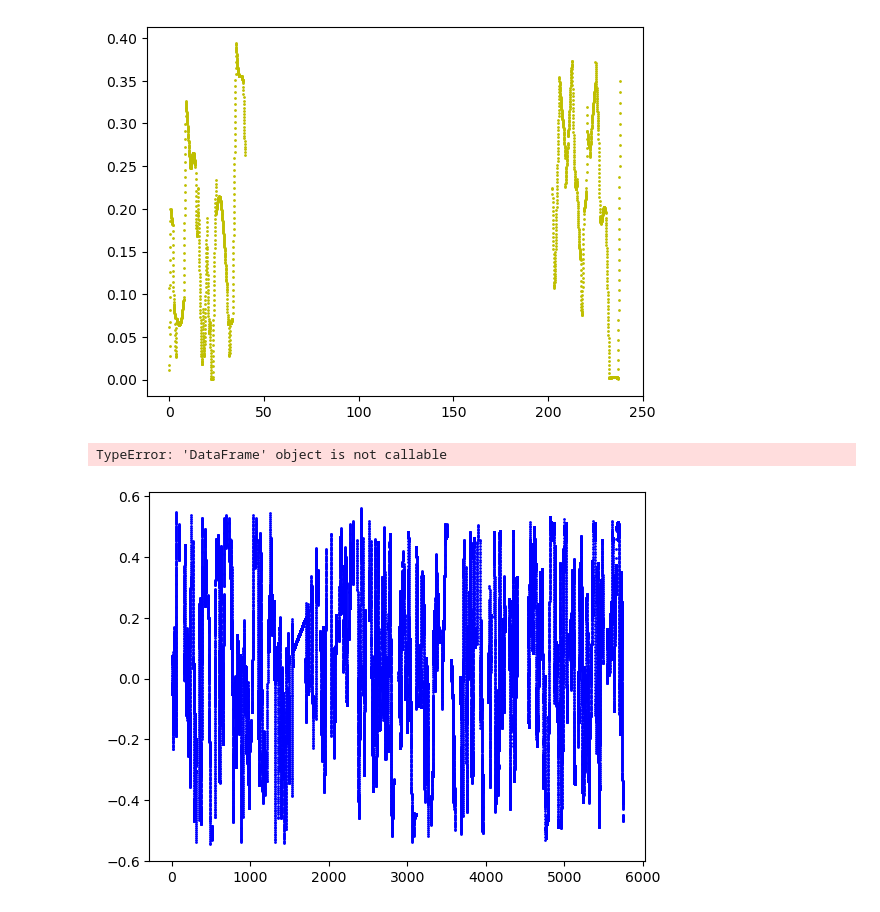
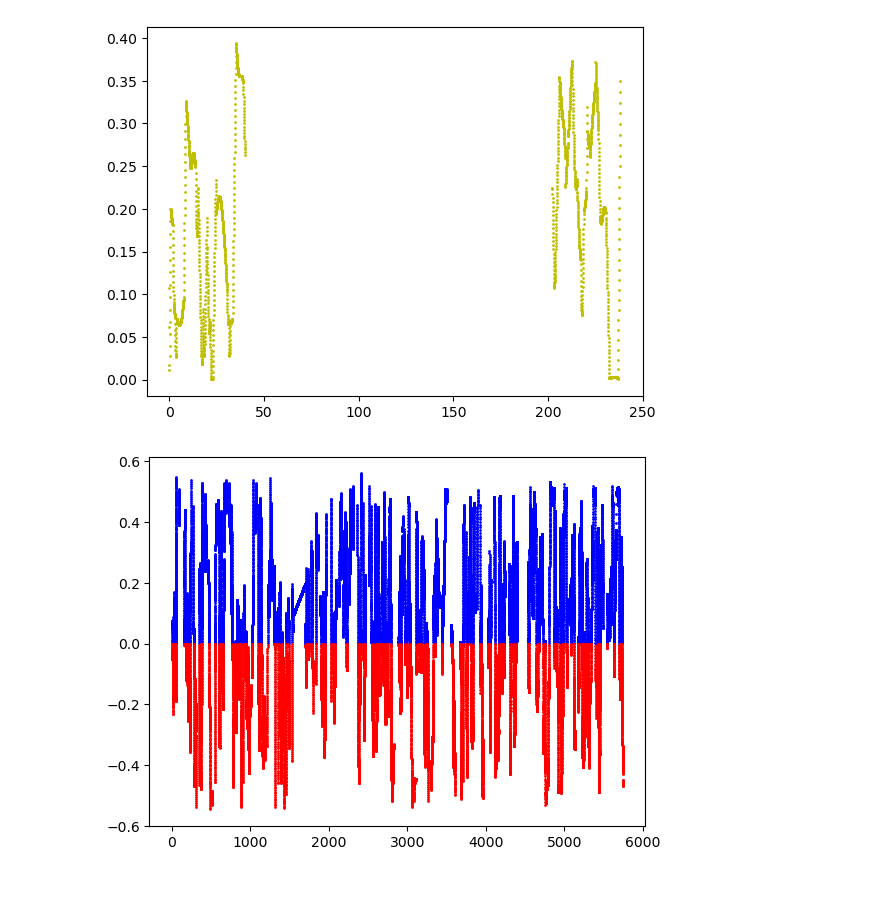
Before and after one commit to lnyousif/Football101, a Jupyter notebook: Laith Notebook.ipynb, the cells around one changed output. Drawn from its saved outputs; the diff is of its cells as text; code cells hidden in the pictures.

Commit message:
Updating the ball position chart

```diff
--- a/Laith Notebook.ipynb
+++ b/Laith Notebook.ipynb
@@ -209,13 +209,14 @@ plt.show()
 [figure]
 [figure]
 # %%
-col = np.where(tracking_home['Time [s]']>3000,'y','r')
-plt.plot(tracking_home['Time [s]'],tracking_home['ball_x']-0.5, marker='o', linestyle='', markersize=1, color='b', label='Scatter Plot')
-mask = tracking_home(tracking_home['ball_x']-0.5, 0)
-plt.plot(tracking_home['Time [s]'],mask, marker='x', linestyle='', markersize=1, color='r', label='Scatter Plot')
+tracking_home_adv = tracking_home.loc[tracking_home['ball_x']-0.5>0]
+tracking_home_dis = tracking_home.loc[tracking_home['ball_x']-0.5<0]
+
+plt.plot(tracking_home_adv['Time [s]'],tracking_home_adv['ball_x']-0.5, marker='o', linestyle='', markersize=1, color='b', label='Scatter Plot')
+plt.plot(tracking_home_dis['Time [s]'],tracking_home_dis['ball_x']-0.5, marker='o', linestyle='', markersize=1, color='r', label='Scatter Plot')
+
 
 
 plt.show()
 # %% [output]
-TypeError: 'DataFrame' object is not callable
-[figure, old version]
+[figure, new version]
```
